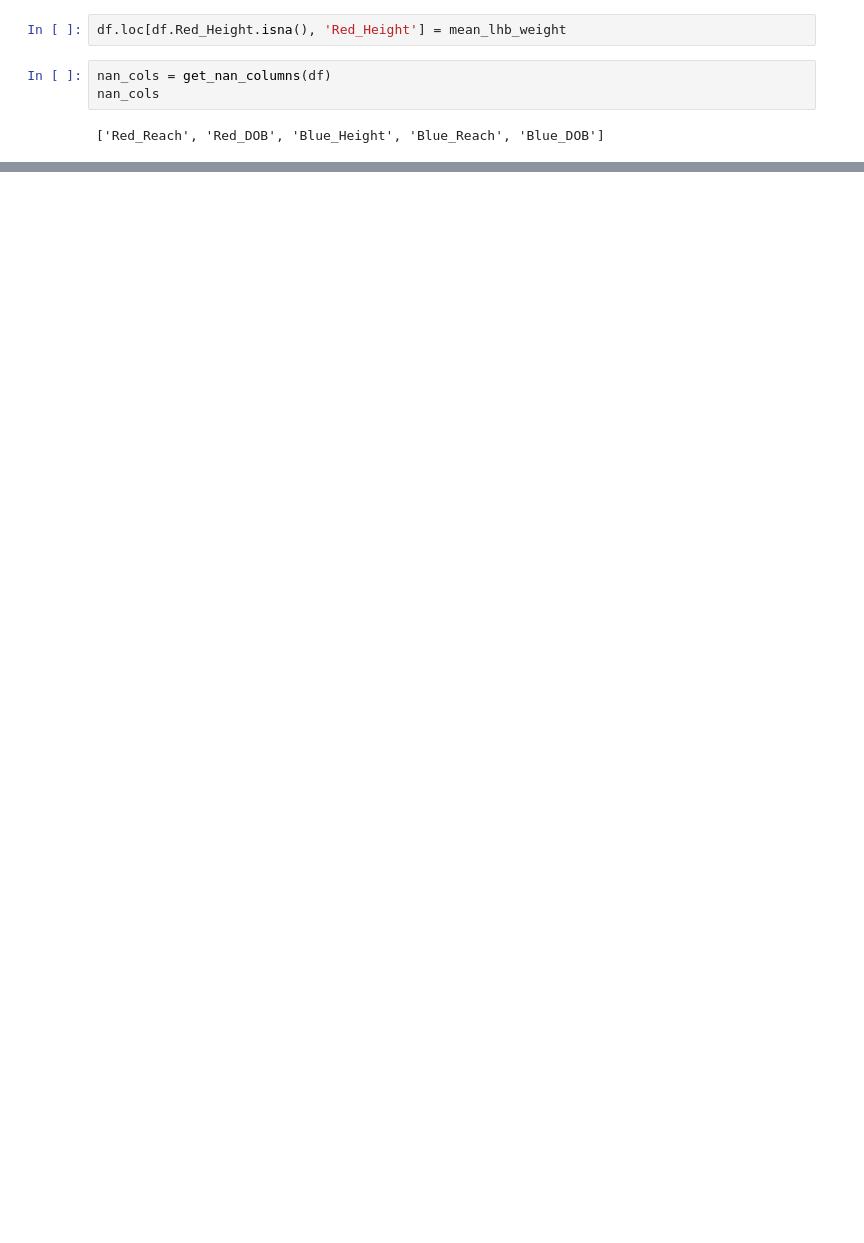
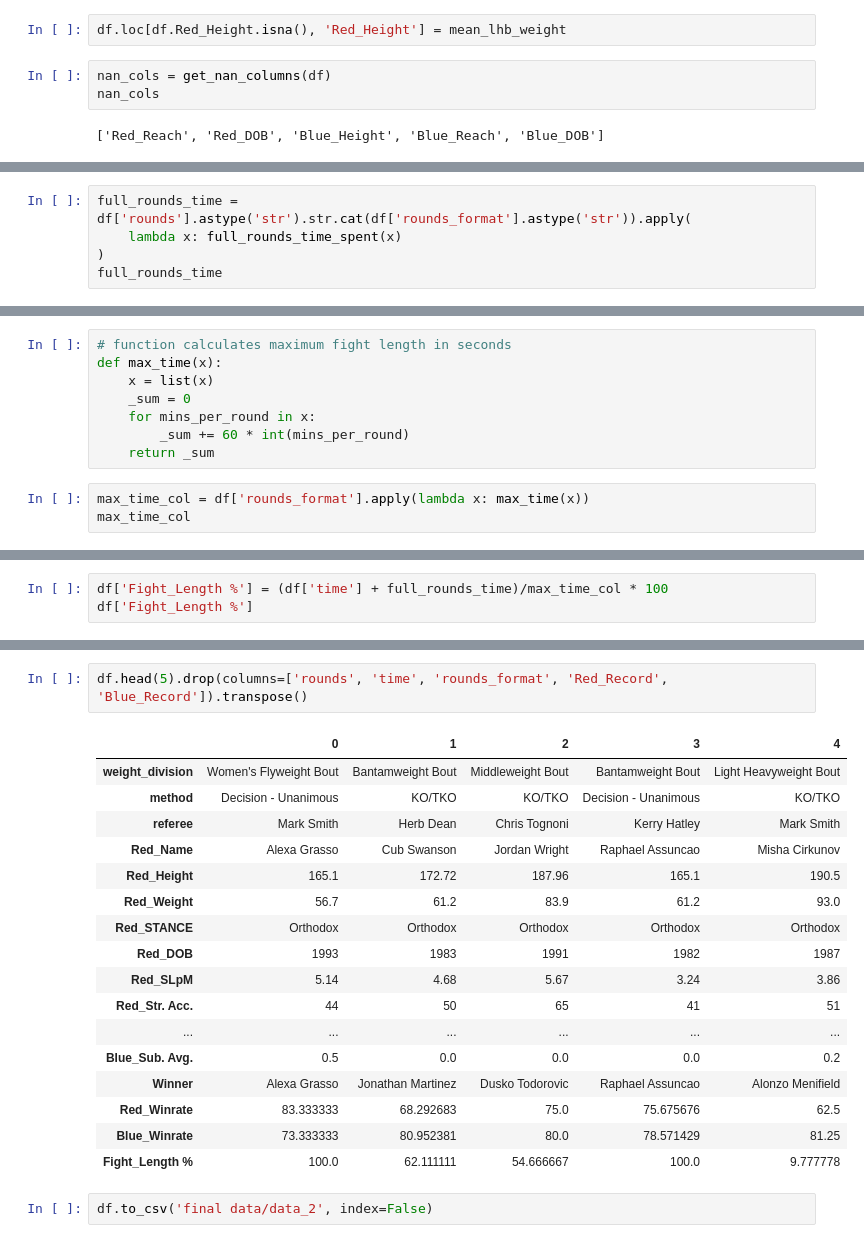
Before and after one commit to isaevrom/UFC-model, a Jupyter notebook: src/data_cleaning/clean_data_two.ipynb, the cells around one changed output, grey strips where cells are left out. Drawn from its saved outputs; the diff is of its cells as text; blank space fills up the shorter version.

```diff
--- a/src/data_cleaning/clean_data_two.ipynb
+++ b/src/data_cleaning/clean_data_two.ipynb
@@ -310,0 +661,5 @@ mean_lb_weight
+# %%
+full_rounds_time = df['rounds'].astype('str').str.cat(df['rounds_format'].astype('str')).apply(
+    lambda x: full_rounds_time_spent(x)
+)
+full_rounds_time
@@ -310,0 +679,11 @@ mean_lb_weight
+# %%
+# function calculates maximum fight length in seconds
+def max_time(x):
+    x = list(x)
+    _sum = 0
+    for mins_per_round in x:
+        _sum += 60 * int(mins_per_round)
+    return _sum
+# %%
+max_time_col = df['rounds_format'].apply(lambda x: max_time(x))
+max_time_col
@@ -310,0 +703,3 @@ mean_lb_weight
+# %%
+df['Fight_Length %'] = (df['time'] + full_rounds_time)/max_time_col * 100
+df['Fight_Length %']
@@ -310,0 +719,22 @@ mean_lb_weight
+# %%
+df.head(5).drop(columns=['rounds', 'time', 'rounds_format', 'Red_Record', 'Blue_Record']).transpose()
+# %% [output]
+|  | 0 | 1 | 2 | 3 | 4 |
+| weight_division | Women's Flyweight Bout | Bantamweight Bout | Middleweight Bout | Bantamweight Bout | Light Heavyweight Bout |
+| method | Decision - Unanimous | KO/TKO | KO/TKO | Decision - Unanimous | KO/TKO |
+| referee | Mark Smith | Herb Dean | Chris Tognoni | Kerry Hatley | Mark Smith |
+| Red_Name | Alexa Grasso | Cub Swanson | Jordan Wright | Raphael Assuncao | Misha Cirkunov |
+| Red_Height | 165.1 | 172.72 | 187.96 | 165.1 | 190.5 |
+| Red_Weight | 56.7 | 61.2 | 83.9 | 61.2 | 93.0 |
+| Red_STANCE | Orthodox | Orthodox | Orthodox | Orthodox | Orthodox |
+| Red_DOB | 1993 | 1983 | 1991 | 1982 | 1987 |
+| Red_SLpM | 5.14 | 4.68 | 5.67 | 3.24 | 3.86 |
+| Red_Str. Acc. | 44 | 50 | 65 | 41 | 51 |
+| ... | ... | ... | ... | ... | ... |
+| Blue_Sub. Avg. | 0.5 | 0.0 | 0.0 | 0.0 | 0.2 |
+| Winner | Alexa Grasso | Jonathan Martinez | Dusko Todorovic | Raphael Assuncao | Alonzo Menifield |
+| Red_Winrate | 83.333333 | 68.292683 | 75.0 | 75.675676 | 62.5 |
+| Blue_Winrate | 73.333333 | 80.952381 | 80.0 | 78.571429 | 81.25 |
+| Fight_Length % | 100.0 | 62.111111 | 54.666667 | 100.0 | 9.777778 |
+# %%
+df.to_csv('final data/data_2', index=False)
```
Also changed, not shown: parts of 63 cells of this notebook, 1 other file.
